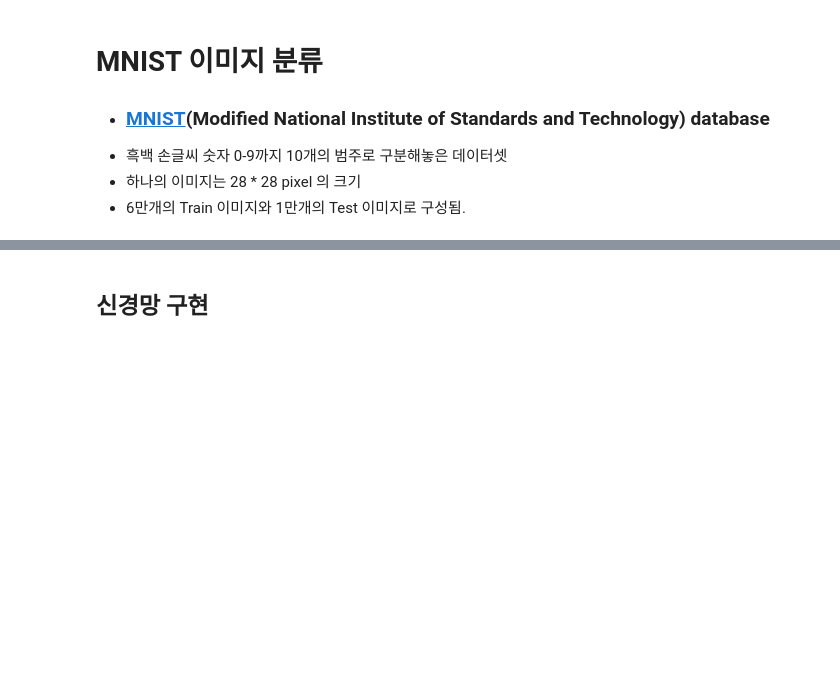
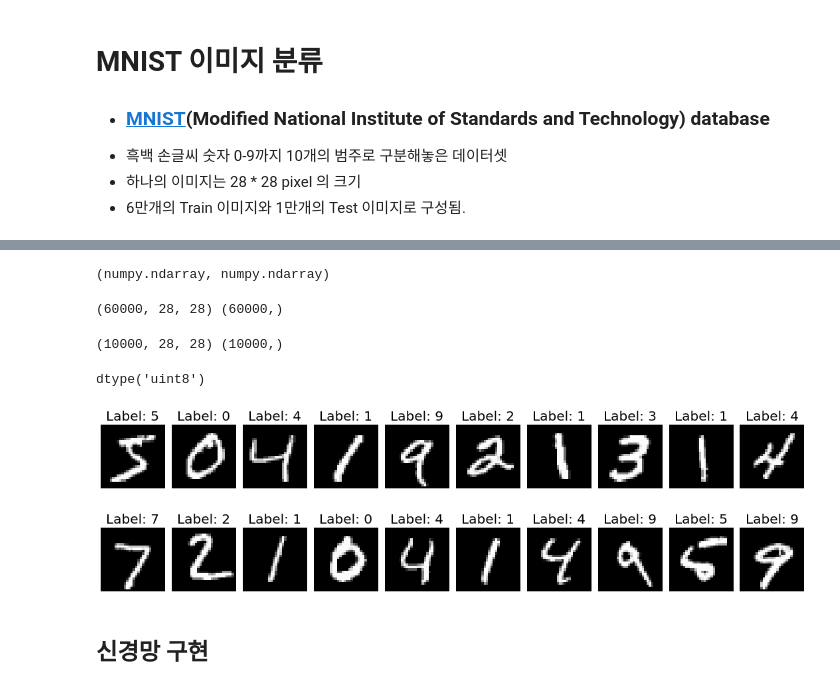
Before and after one commit to purple-cabbage0030/class_review, a Jupyter notebook: 13.deepLearning/02_첫번째 딥러닝-MLP 구현.ipynb, the cells around one changed output, grey strips where cells are left out. Cells and saved outputs as stored; diff of their text form; code cells hidden in the pictures; blank space fills up the shorter version.

```diff
--- a/13.deepLearning/02_첫번째 딥러닝-MLP 구현.ipynb
+++ b/13.deepLearning/02_첫번째 딥러닝-MLP 구현.ipynb
@@ -20,3 +37,53 @@
+# %%
+# MNIST Dataset을 loading - keras의 toy dataset으로 제공
+# (train data), (test data)
+(train_image, train_label), (test_image, test_label) = keras.datasets.mnist.load_data()
+# %%
+type(train_image), type(train_label)
+# %% [output]
+(numpy.ndarray, numpy.ndarray)
+# %%
+print(train_image.shape, train_label.shape)
+# train_image: (이미지개수, height, width)
+# train_label: (정답개수, )
+# %% [output]
+(60000, 28, 28) (60000,)
+# %%
+print(test_image.shape, test_label.shape)
+# %% [output]
+(10000, 28, 28) (10000,)
+# %%
+train_image.dtype
+# %% [output]
+dtype('uint8')
+# %%
+# 10개 이미지를 확인
+import matplotlib.pyplot  as plt
+plt.figure(figsize=(15,5))
+for idx in range(10):
+    plt.subplot(1,10,idx+1)
+    plt.imshow(train_image[idx], cmap='gray')
+    plt.title(f"Label: {train_label[idx]}", fontsize=20)
+    plt.axis('off')
+
+plt.tight_layout()
+plt.show()
+# %% [output]
+[figure, added]
+# %%
+# 10개 이미지를 확인
+import matplotlib.pyplot  as plt
+plt.figure(figsize=(15,5))
+for idx in range(10):
+    plt.subplot(1,10,idx+1)
+    plt.imshow(test_image[idx], cmap='gray')
+    plt.title(f"Label: {test_label[idx]}", fontsize=20)
+    plt.axis('off')
+
+plt.tight_layout()
+plt.show()
+# %% [output]
+[figure, added]
 # %% [markdown]
 ## 신경망 구현
 # %% [markdown]
```
Also changed, not shown: parts of 19 cells of this notebook.
